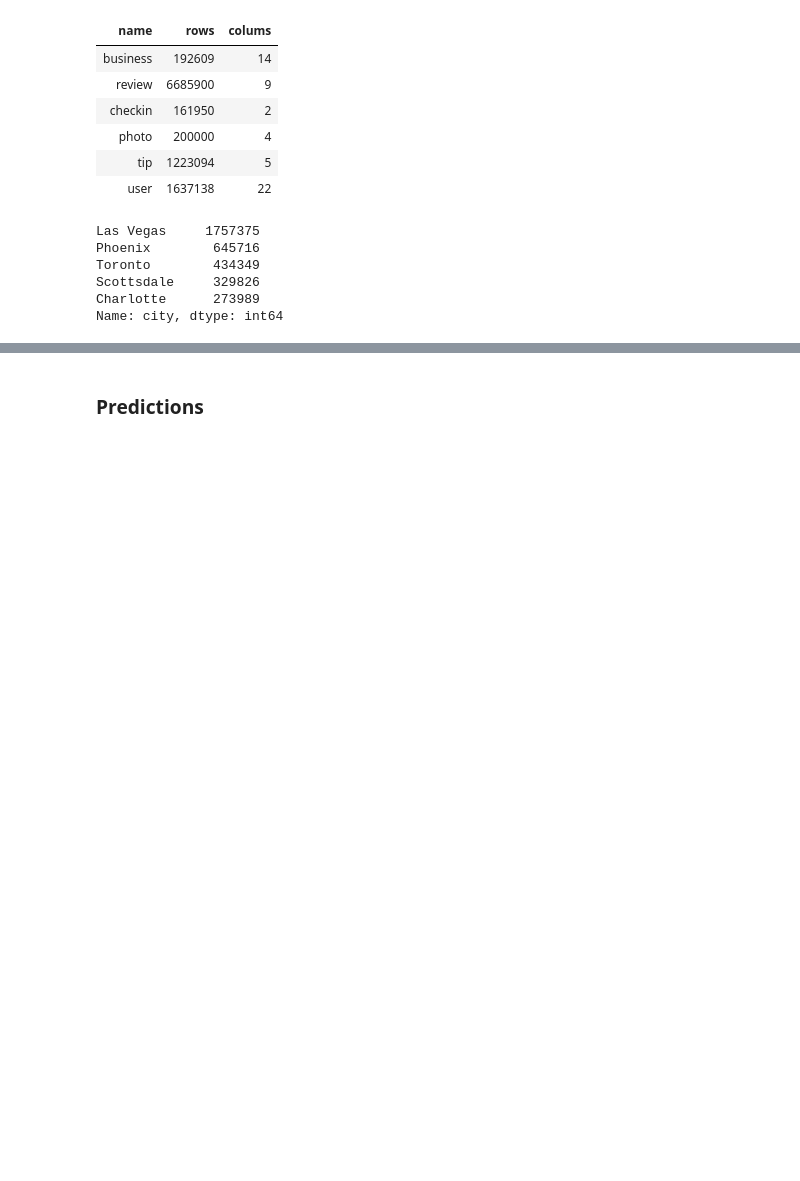
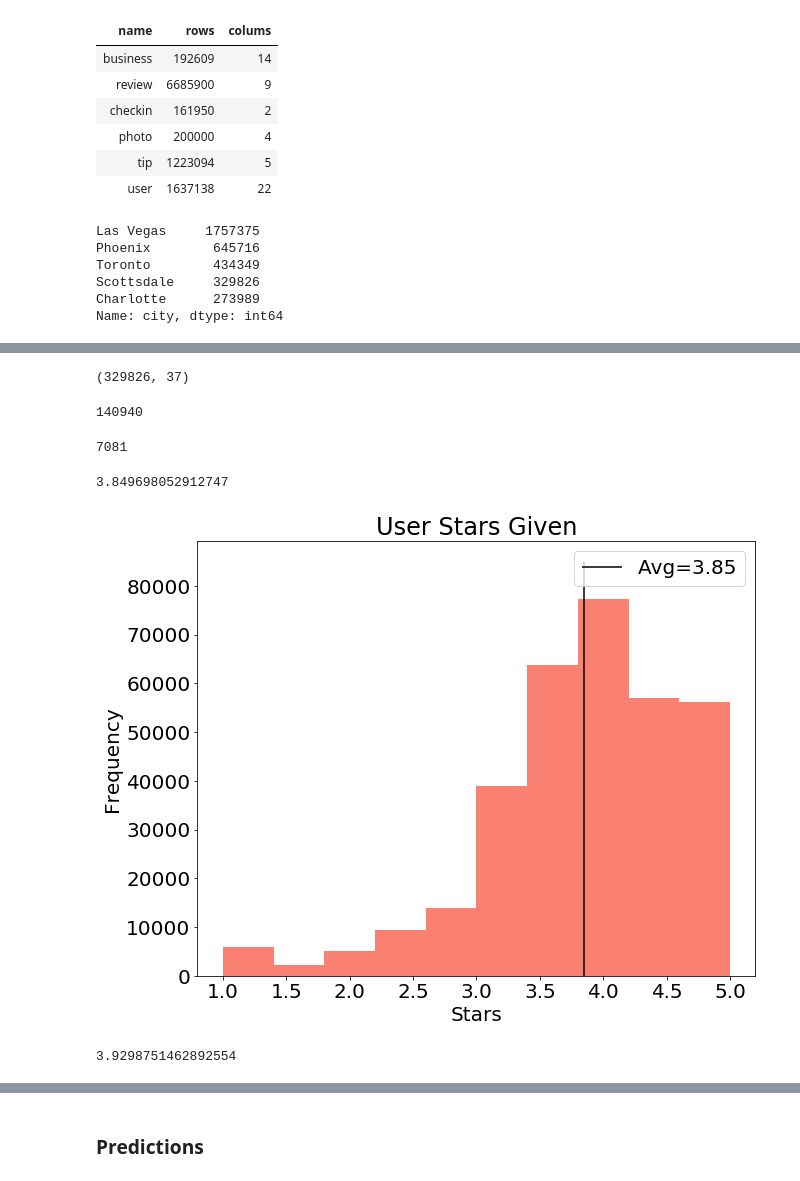
Before and after one commit to yuchild/yelp_cap3_jupyter, a Jupyter notebook: yelp_users_help_from_yelp.ipynb, the cells around one changed output, grey strips where cells are left out. Saved outputs shown, nothing was run; the diff lists cells and outputs as text; code cells hidden in the pictures; blank space fills up the shorter version.

```diff
--- a/yelp_users_help_from_yelp.ipynb
+++ b/yelp_users_help_from_yelp.ipynb
@@ -78,0 +81,13 @@ Name: city, dtype: int64
+# %%
+user_rev_biz_scott = user_rev_biz.loc[user_rev_biz.city == 'Scottsdale']
+user_rev_biz_scott.shape
+# %% [output]
+(329826, 37)
+# %%
+len(user_rev_biz_scott.user_id.unique())
+# %% [output]
+140940
+# %%
+len(user_rev_biz_scott.business_id.unique())
+# %% [output]
+7081
@@ -78,0 +96,16 @@ Name: city, dtype: int64
+# %%
+user_rev_biz_scott.average_stars.mean()
+# %% [output]
+3.849698052912747
+# %%
+plt.figure(figsize=(10,8))
+
+plt.hist(user_rev_biz_scott.average_stars, color='salmon')
+plt.vlines(3.85, 0, 85000, label = 'Avg=3.85')
+plt.xlabel('Stars')
+plt.ylabel('Frequency')
+plt.title('User Stars Given')
+plt.legend();
+fig.savefig('png/user_stars_given.png')
+# %% [output]
+[figure, added]
@@ -78,0 +114,4 @@ Name: city, dtype: int64
+# %%
+user_rev_biz_scott.biz_star.mean()
+# %% [output]
+3.9298751462892554
```
Also changed, not shown: parts of 51 cells of this notebook, 15 other files.
